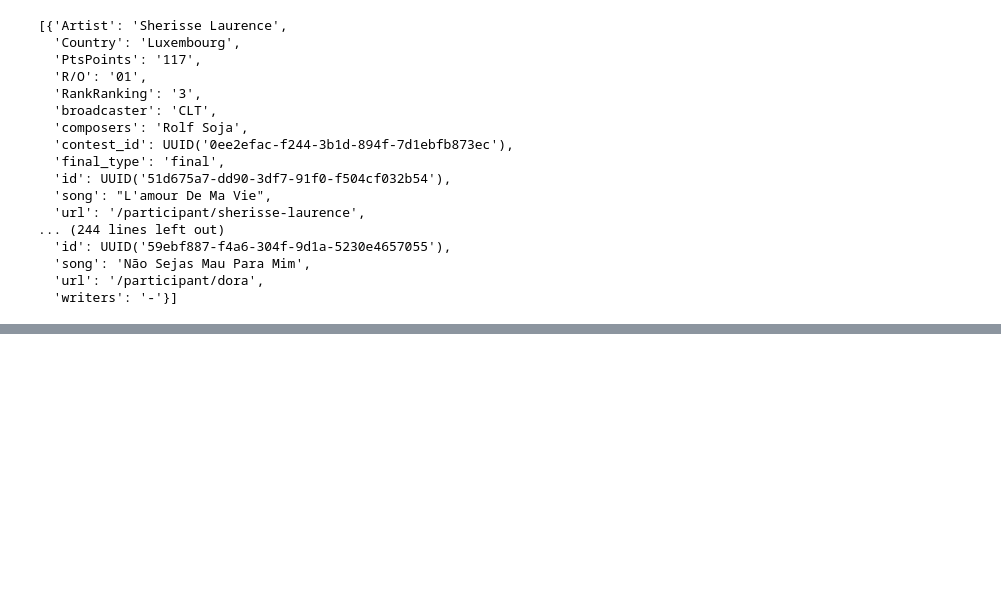
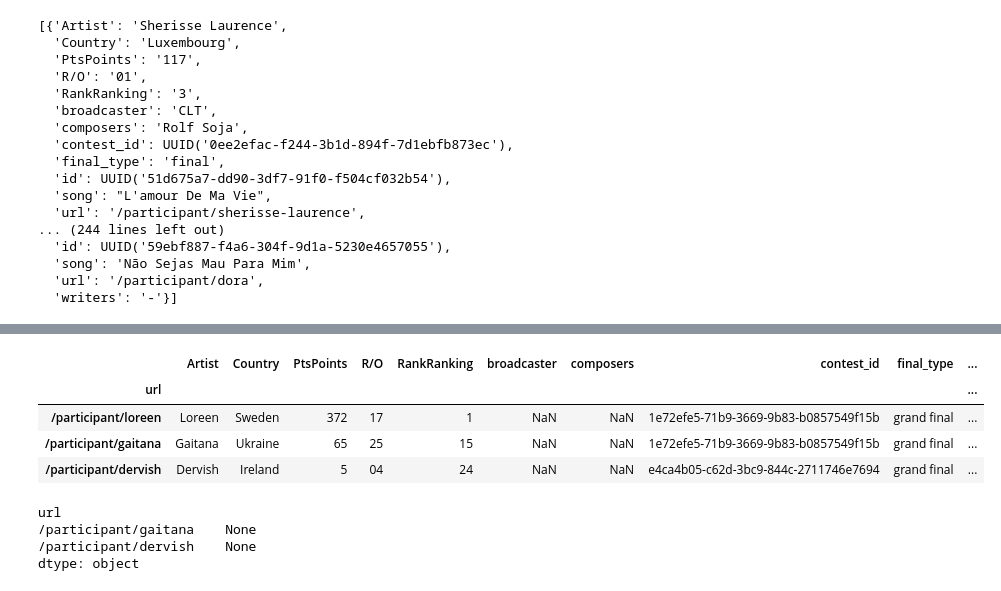
Before and after one commit to xeophin/lede-data-and-databases, a Jupyter notebook: project/esc.ipynb, the cells around one changed output, grey strips where cells are left out. Cells and saved outputs as stored; diff of their text form; code cells hidden in the pictures; blank space fills up the shorter version.

```diff
--- a/project/esc.ipynb
+++ b/project/esc.ipynb
@@ -293,0 +358,16 @@ finalists_list
+# %%
+finalists_df[finalists_df['broadcaster'].isna()]
+# %% [output]
+|  | Artist | Country | PtsPoints | R/O | RankRanking | broadcaster | composers | contest_id | final_type | ... |
+| url |  |  |  |  |  |  |  |  |  | ... |
+| /participant/loreen | Loreen | Sweden | 372 | 17 | 1 | NaN | NaN | 1e72efe5-71b9-3669-9b83-b0857549f15b | grand final | ... |
+| /participant/gaitana | Gaitana | Ukraine | 65 | 25 | 15 | NaN | NaN | 1e72efe5-71b9-3669-9b83-b0857549f15b | grand final | ... |
+| /participant/dervish | Dervish | Ireland | 5 | 04 | 24 | NaN | NaN | e4ca4b05-c62d-3bc9-844c-2711746e7694 | grand final | ... |
+# %%
+finalists_df[finalists_df['broadcaster'].isna()].apply(fill_missing_pieces,
+                                                       axis=1)
+# %% [output]
+url
+/participant/gaitana    None
+/participant/dervish    None
+dtype: object
```
Also changed, not shown: parts of 10 cells of this notebook, 1 other file.
